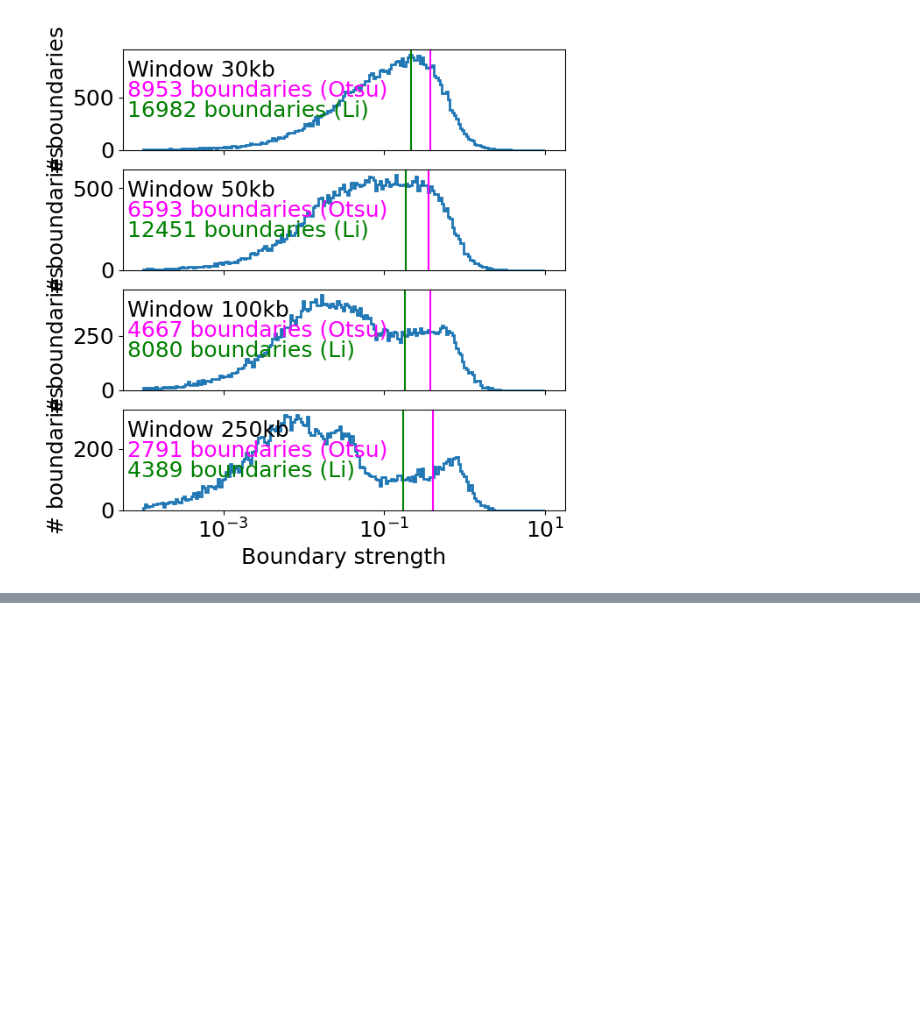
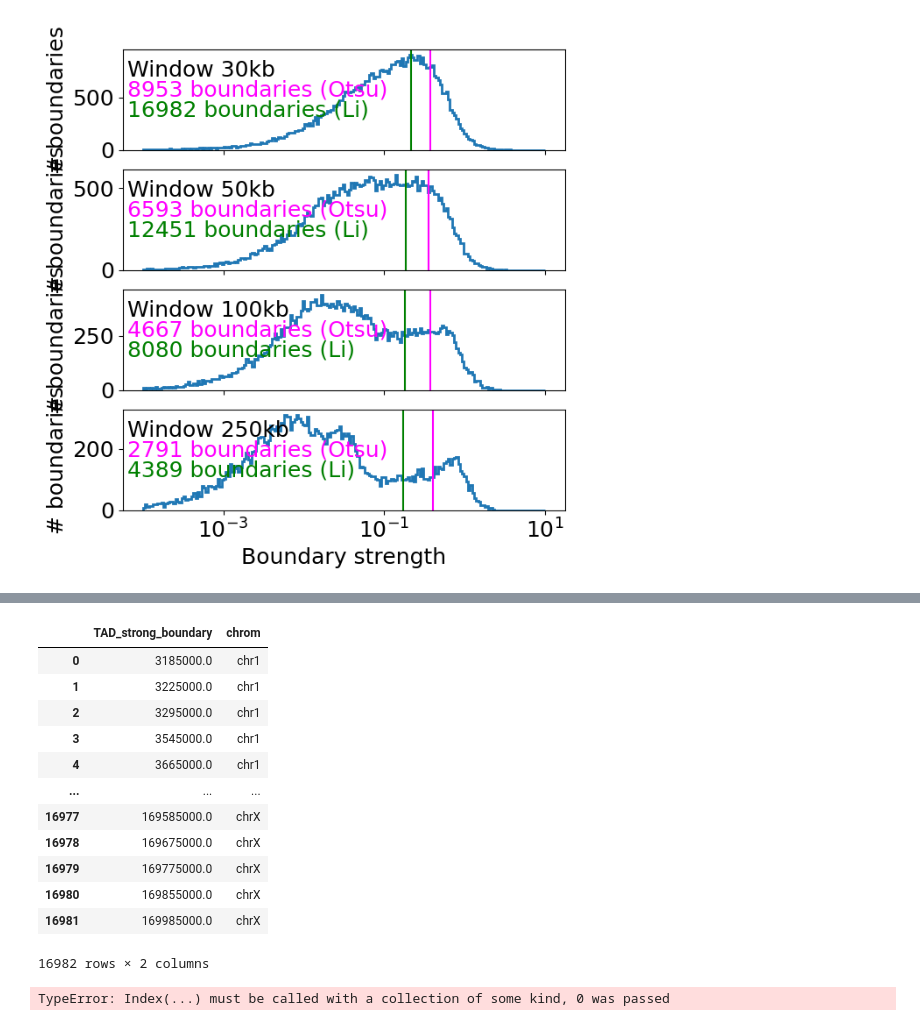
Before and after one commit to RenhaoL/HST508_Fall2022_final_project, a Jupyter notebook: codes/20221116_insulation_boundaries.ipynb, the cells around one changed output, grey strips where cells are left out. Cells and saved outputs as stored; diff of their text form; code cells hidden in the pictures; blank space fills up the shorter version.

```diff
--- a/codes/20221116_insulation_boundaries.ipynb
+++ b/codes/20221116_insulation_boundaries.ipynb
@@ -468,0 +567,50 @@ axs[-1].set(xlabel='Boundary strength')
+# %%
+all_chrom = ["chr"+str(i) for i in range(1,20)] + ["chrX", "chrY"]
+all_chrom
+windows_size=30000
+
+final_TAD_boundary_df = pd.DataFrame( columns=["TAD_strong_boundary", "chrom"])
+
+for i, selected_chr in enumerate(all_chrom):
+    start = 0
+    end = max(insulation_table[insulation_table["chrom"] == selected_chr]["end"])
+    region = (selected_chr, start, end)
+
+    insul_region = bioframe.select(insulation_table, region)
+    boundaries = insul_region[~np.isnan(insul_region[f'boundary_strength_{windows_size}'])]
+    strong_boundaries = boundaries[boundaries[f'is_boundary_{windows_size}']]
+    TAD_boundary_location = strong_boundaries[['start', 'end']].mean(axis=1)
+
+    df = pd.DataFrame(TAD_boundary_location,columns=["TAD_strong_boundary"])
+    df["chrom"] = selected_chr
+    final_TAD_boundary_df = pd.concat([final_TAD_boundary_df, df],ignore_index=True)
+# %%
+final_TAD_boundary_df
+# %% [output]
+|  | TAD_strong_boundary | chrom |
+| 0 | 3185000.0 | chr1 |
+| 1 | 3225000.0 | chr1 |
+| 2 | 3295000.0 | chr1 |
+| 3 | 3545000.0 | chr1 |
+| 4 | 3665000.0 | chr1 |
+| ... | ... | ... |
+| 16977 | 169585000.0 | chrX |
+| 16978 | 169675000.0 | chrX |
+| 16979 | 169775000.0 | chrX |
+| 16980 | 169855000.0 | chrX |
+| 16981 | 169985000.0 | chrX |
+16982 rows × 2 columns
+# %%
+final_TAD_boundary_start_end_df = pd.DataFrame(columns=["chrom", "start", "end"])
+
+for ind in final_TAD_boundary_df.index:
+    chrom_value = final_TAD_boundary_df['chrom'][ind]
+    if ind != max(final_TAD_boundary_df.index):
+        start_pos = final_TAD_boundary_df['TAD_strong_boundary'][ind]
+        end_pos = final_TAD_boundary_df['TAD_strong_boundary'][ind+1]
+
+    temp_df = pd.DataFrame({"chrom":chrom_value, "start":start_pos, "end":end_pos}, index=["0"])
+    final_TAD_boundary_start_end_df = pd.concat([final_TAD_boundary_start_end_df,temp_df], ignore_index=True)
+final_TAD_boundary_start_end_df
+# %% [output]
+TypeError: Index(...) must be called with a collection of some kind, 0 was passed
```
Also changed, not shown: parts of 14 cells of this notebook.
